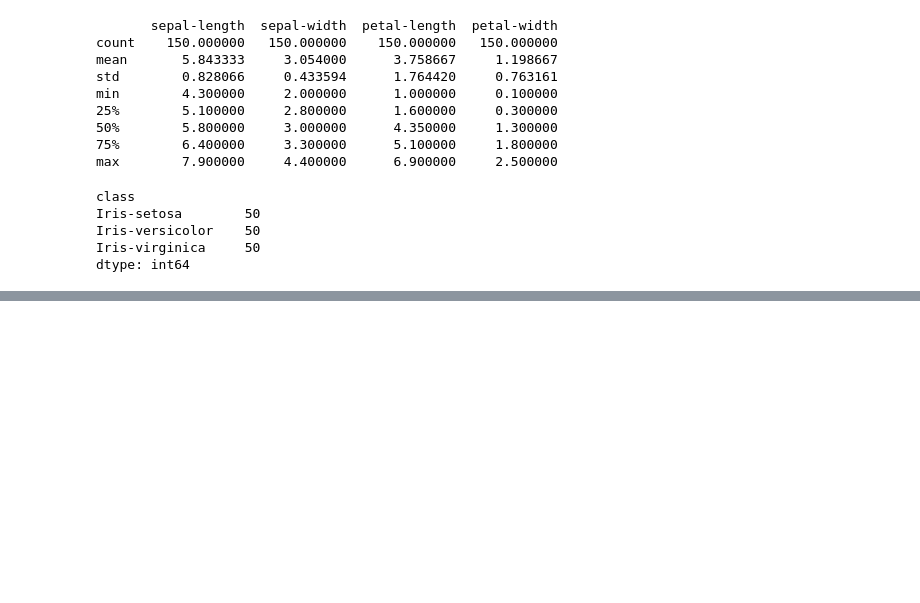
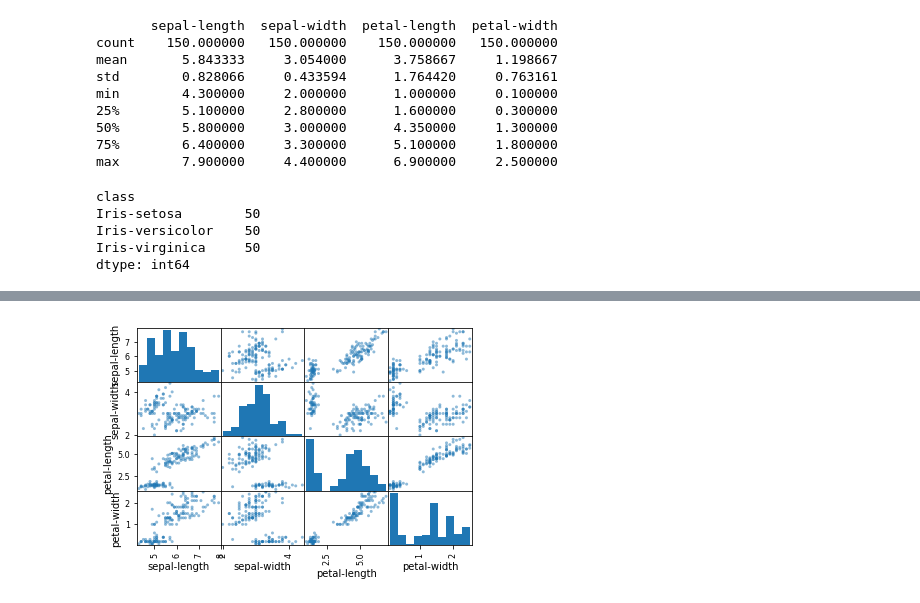
Before and after one commit to gohurali/Classification-Of-Iris-Flowers, a Jupyter notebook: Iris.ipynb, the cells around one changed output, grey strips where cells are left out. Drawn from its saved outputs; the diff is of its cells as text; code cells hidden in the pictures; blank space fills up the shorter version.

```diff
--- a/Iris.ipynb
+++ b/Iris.ipynb
@@ -69,0 +89,8 @@ dtype: int64
+# %%
+# Multivariate Plots
+
+# Scatter plot Matrix
+scatter_matrix(dataset)
+plt.show()
+# %% [output]
+[figure, added]
```
Also changed, not shown: parts of 4 cells of this notebook, 1 other file.
